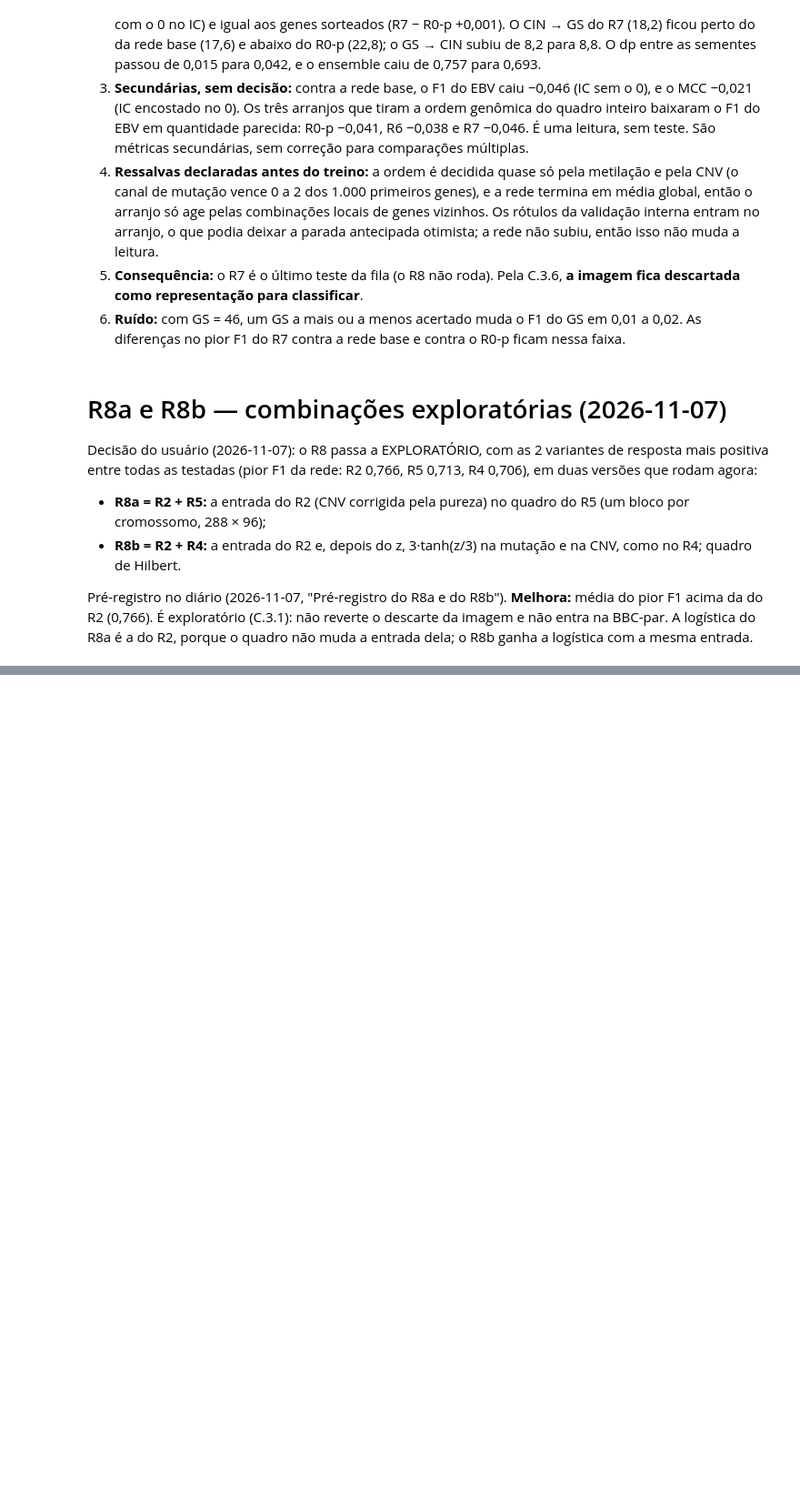
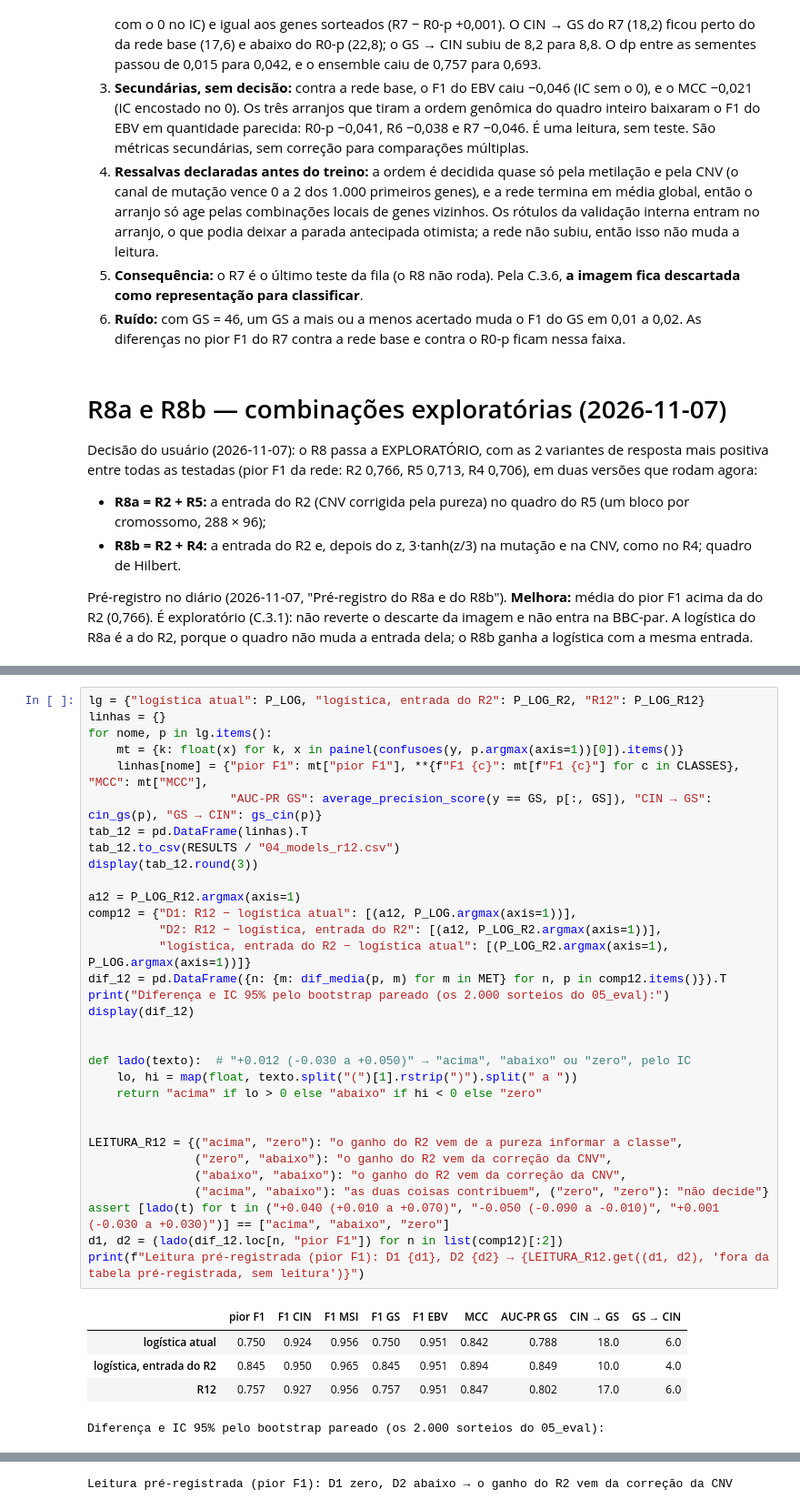
Before and after one commit to leocendino/imagens_de_cg_para_classificacao, a Jupyter notebook: notebooks/04_models.ipynb, the cells around one changed output, grey strips where cells are left out. Shown at 91% size. Cells and saved outputs as stored; diff of their text form; blank space fills up the shorter version.

```diff
--- a/notebooks/04_models.ipynb
+++ b/notebooks/04_models.ipynb
@@ -2260,0 +2305,38 @@ Diferença pareada por semente (média das 5) e IC 95% pelo bootstrap pareado (o
+# %%
+lg = {"logística atual": P_LOG, "logística, entrada do R2": P_LOG_R2, "R12": P_LOG_R12}
+linhas = {}
+for nome, p in lg.items():
+    mt = {k: float(x) for k, x in painel(confusoes(y, p.argmax(axis=1))[0]).items()}
+    linhas[nome] = {"pior F1": mt["pior F1"], **{f"F1 {c}": mt[f"F1 {c}"] for c in CLASSES}, "MCC": mt["MCC"],
+                    "AUC-PR GS": average_precision_score(y == GS, p[:, GS]), "CIN → GS": cin_gs(p), "GS → CIN": gs_cin(p)}
+tab_12 = pd.DataFrame(linhas).T
+tab_12.to_csv(RESULTS / "04_models_r12.csv")
+display(tab_12.round(3))
+
+a12 = P_LOG_R12.argmax(axis=1)
+comp12 = {"D1: R12 − logística atual": [(a12, P_LOG.argmax(axis=1))],
+          "D2: R12 − logística, entrada do R2": [(a12, P_LOG_R2.argmax(axis=1))],
+          "logística, entrada do R2 − logística atual": [(P_LOG_R2.argmax(axis=1), P_LOG.argmax(axis=1))]}
+dif_12 = pd.DataFrame({n: {m: dif_media(p, m) for m in MET} for n, p in comp12.items()}).T
+print("Diferença e IC 95% pelo bootstrap pareado (os 2.000 sorteios do 05_eval):")
+display(dif_12)
+
+
+def lado(texto):  # "+0.012 (-0.030 a +0.050)" → "acima", "abaixo" ou "zero", pelo IC
+    lo, hi = map(float, texto.split("(")[1].rstrip(")").split(" a "))
+    return "acima" if lo > 0 else "abaixo" if hi < 0 else "zero"
+
+
+LEITURA_R12 = {("acima", "zero"): "o ganho do R2 vem de a pureza informar a classe",
+               ("zero", "abaixo"): "o ganho do R2 vem da correção da CNV",
+               ("abaixo", "abaixo"): "o ganho do R2 vem da correção da CNV",
+               ("acima", "abaixo"): "as duas coisas contribuem", ("zero", "zero"): "não decide"}
+assert [lado(t) for t in ("+0.040 (+0.010 a +0.070)", "-0.050 (-0.090 a -0.010)", "+0.001 (-0.030 a +0.030)")] == ["acima", "abaixo", "zero"]
+d1, d2 = (lado(dif_12.loc[n, "pior F1"]) for n in list(comp12)[:2])
+print(f"Leitura pré-registrada (pior F1): D1 {d1}, D2 {d2} → {LEITURA_R12.get((d1, d2), 'fora da tabela pré-registrada, sem leitura')}")
+# %% [output]
+|  | pior F1 | F1 CIN | F1 MSI | F1 GS | F1 EBV | MCC | AUC-PR GS | CIN → GS | GS → CIN |
+| logística atual | 0.750 | 0.924 | 0.956 | 0.750 | 0.951 | 0.842 | 0.788 | 18.0 | 6.0 |
+| logística, entrada do R2 | 0.845 | 0.950 | 0.965 | 0.845 | 0.951 | 0.894 | 0.849 | 10.0 | 4.0 |
+| R12 | 0.757 | 0.927 | 0.956 | 0.757 | 0.951 | 0.847 | 0.802 | 17.0 | 6.0 |
+Diferença e IC 95% pelo bootstrap pareado (os 2.000 sorteios do 05_eval):
@@ -2260,0 +2347 @@ Diferença pareada por semente (média das 5) e IC 95% pelo bootstrap pareado (o
+Leitura pré-registrada (pior F1): D1 zero, D2 abaixo → o ganho do R2 vem da correção da CNV
```
Also changed, not shown: parts of 31 cells of this notebook.
